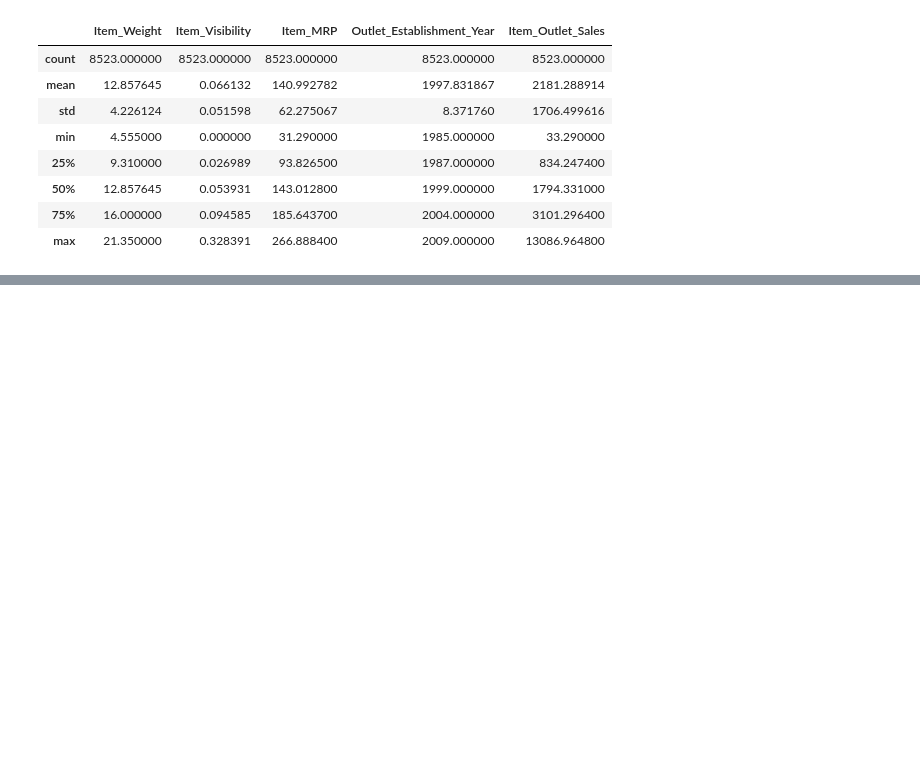
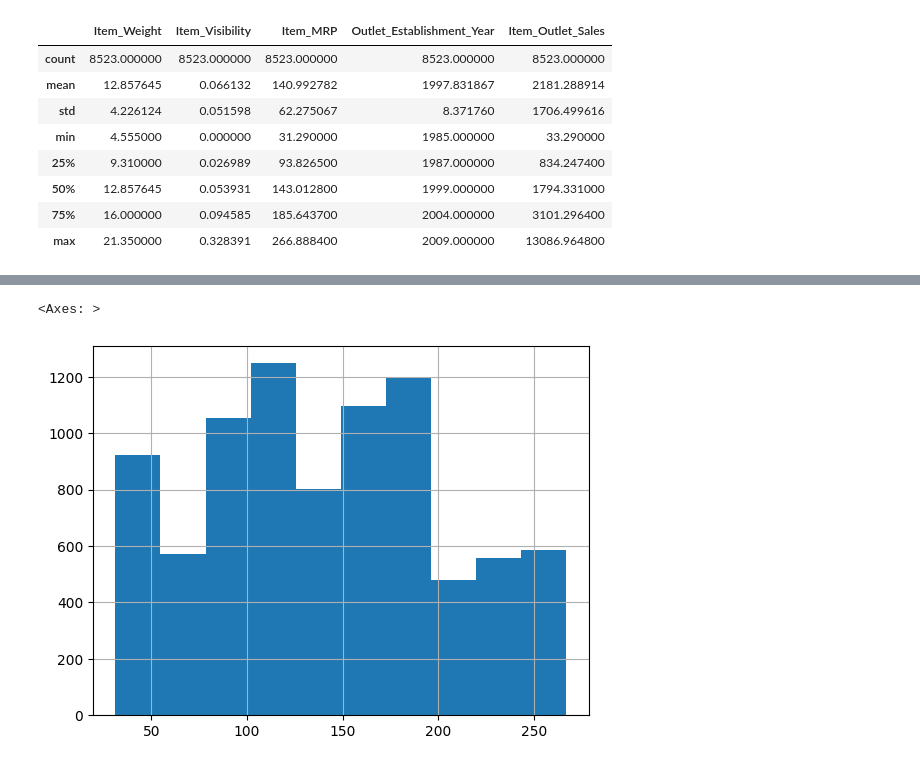
Before and after one commit to Mbacanudo/prediccion_ventas, a Jupyter notebook: Prediccion_de_ventas.ipynb, the cells around one changed output, grey strips where cells are left out. Drawn from its saved outputs; the diff is of its cells as text; code cells hidden in the pictures; blank space fills up the shorter version.

```diff
--- a/Prediccion_de_ventas.ipynb
+++ b/Prediccion_de_ventas.ipynb
@@ -139,0 +176,5 @@ df[["Item_Weight","Item_Visibility","Item_MRP","Outlet_Establishment_Year","Item
+# %%
+df["Item_MRP"].hist()
+# %% [output]
+<Axes: >
+[figure, added]
```
Also changed, not shown: parts of 14 cells of this notebook.
